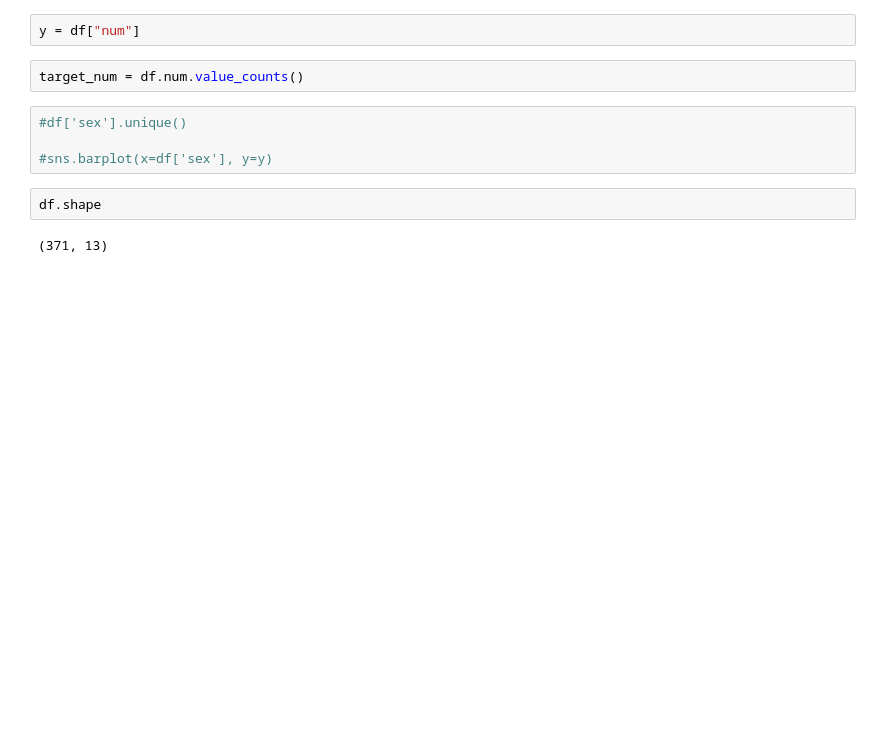
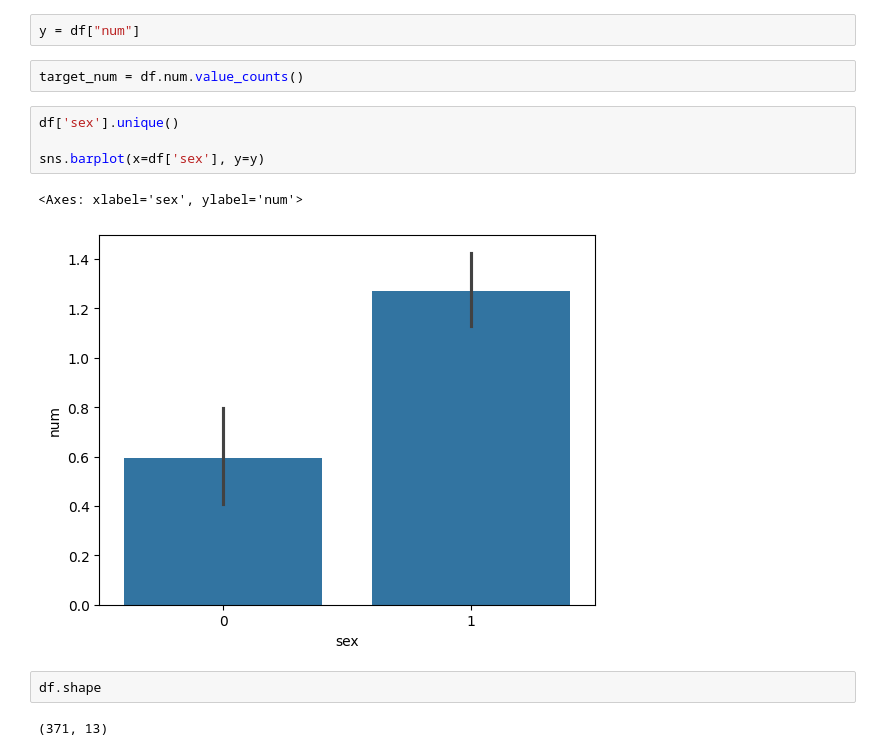
Before and after one commit to munshifff/Heart-Disease-Prediction, a Jupyter notebook: heart.ipynb, the cells around one changed output. Drawn from its saved outputs; the diff is of its cells as text; blank space fills up the shorter version.

```diff
--- a/heart.ipynb
+++ b/heart.ipynb
@@ -224,9 +224,12 @@ y = df["num"]
 # %%
 target_num = df.num.value_counts()
 # %%
-#df['sex'].unique()
+df['sex'].unique()
 
-#sns.barplot(x=df['sex'], y=y)
+sns.barplot(x=df['sex'], y=y)
+# %% [output]
+<Axes: xlabel='sex', ylabel='num'>
+[figure, added]
 # %%
 df.shape
 # %% [output]
```
Also changed, not shown: parts of 7 cells of this notebook.
